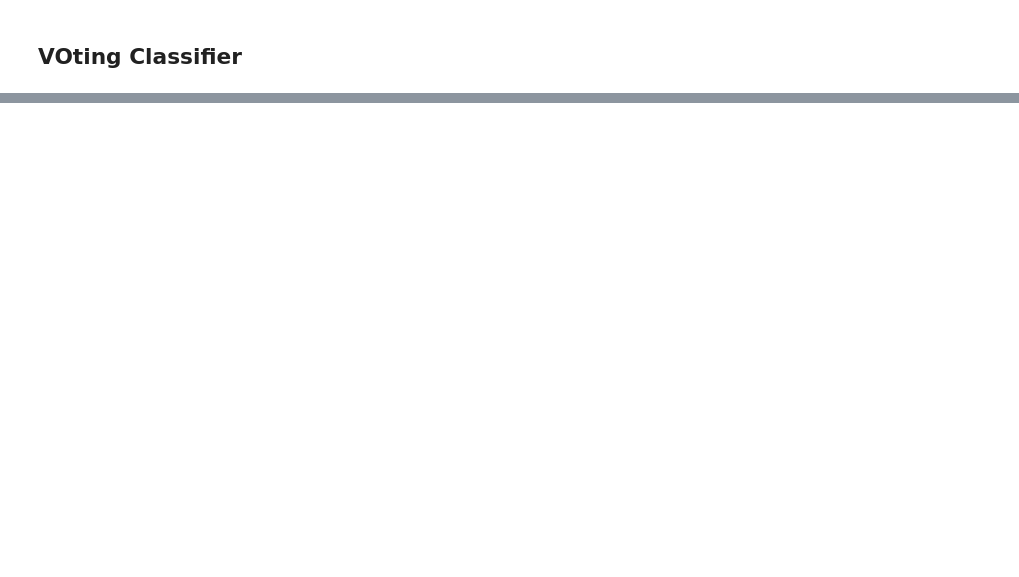
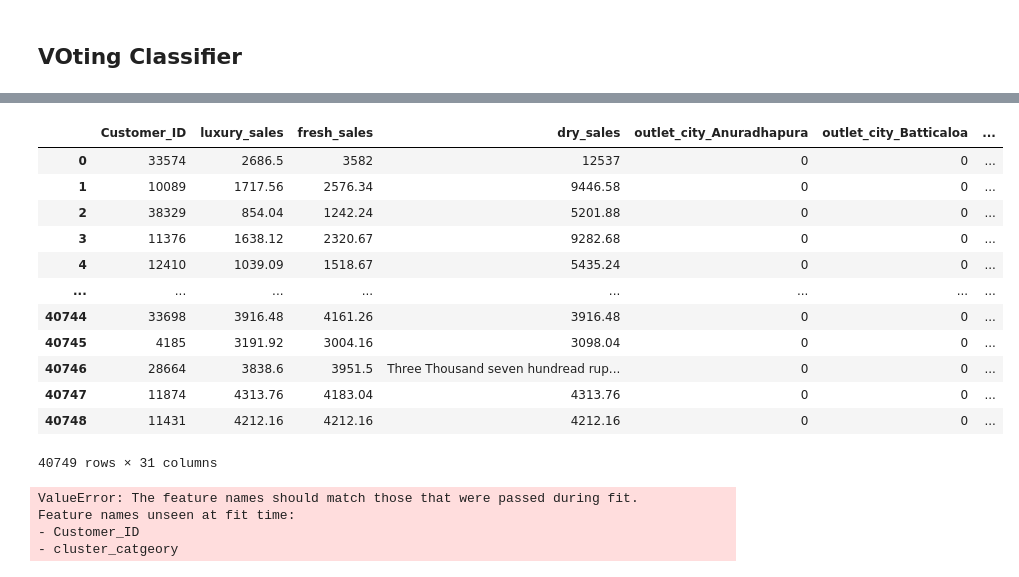
Before and after one commit to SafnasKaldeen/DataStorm, a Jupyter notebook: NoteBook.ipynb, the cells around one changed output, grey strips where cells are left out. Saved outputs shown, nothing was run; the diff lists cells and outputs as text; code cells hidden in the pictures; blank space fills up the shorter version.

```diff
--- a/NoteBook.ipynb
+++ b/NoteBook.ipynb
@@ -551,0 +796,29 @@ print('\n'+'Best Model for this Dataset is: ',high_accuracy_model)
+# %%
+# Test Data
+TestDataSet = pd.read_csv('./datasets/test_kaggle.csv')
+# %%
+# Replace NaN values with 0
+TestDataSet.replace({'luxury_sales': {np.nan: 0}, 'fresh_sales': {np.nan: 0}, 'dry_sales': {np.nan: 0}}, inplace=True)
+
+Inconsistencies = []
+
+# Convert the columns to float if they are a string representation of a number
+for col in ['luxury_sales', 'fresh_sales', 'dry_sales']:
+    print(col)
+    for idx, value in enumerate(TestDataSet[col]):
+        try:
+            # Convert value to float directly if it's already numeric
+            float_value = float(value)
+        except (ValueError, TypeError):
+            Inconsistencies.append((idx, col, value))
+
+print(Inconsistencies)
+
+# Replace the inconsistent values with the correct ones
+TestDataSet.replace('Seven Hundread and sixty Ruppees' , 760.0)
+TestDataSet.replace('Eight Hundread and fifteen ruppes' , 815.0)
+TestDataSet.replace('Nine thousand ruppess' , 9000.0)
+TestDataSet.replace('Three Thousand seven hundread ruppees' , 3700.0)
+
+print("Inconsistencies replaced manually with the correct values")
+# Convert strings to numeric (excluding unusual entries)
@@ -551,0 +876,21 @@ print('\n'+'Best Model for this Dataset is: ',high_accuracy_model)
+# %%
+# One Hot Encoding
+TestDataSet = pd.get_dummies(TestDataSet, columns=['outlet_city'])
+
+
+
+TestDataSet
+# %% [output]
+|  | Customer_ID | luxury_sales | fresh_sales | dry_sales | outlet_city_Anuradhapura | outlet_city_Batticaloa | ... |
+| 0 | 33574 | 2686.5 | 3582 | 12537 | 0 | 0 | ... |
+| 1 | 10089 | 1717.56 | 2576.34 | 9446.58 | 0 | 0 | ... |
+| 2 | 38329 | 854.04 | 1242.24 | 5201.88 | 0 | 0 | ... |
+| 3 | 11376 | 1638.12 | 2320.67 | 9282.68 | 0 | 0 | ... |
+| 4 | 12410 | 1039.09 | 1518.67 | 5435.24 | 0 | 0 | ... |
+| ... | ... | ... | ... | ... | ... | ... | ... |
+| 40744 | 33698 | 3916.48 | 4161.26 | 3916.48 | 0 | 0 | ... |
+| 40745 | 4185 | 3191.92 | 3004.16 | 3098.04 | 0 | 0 | ... |
+| 40746 | 28664 | 3838.6 | 3951.5 | Three Thousand seven hundread rup... | 0 | 0 | ... |
+| 40747 | 11874 | 4313.76 | 4183.04 | 4313.76 | 0 | 0 | ... |
+| 40748 | 11431 | 4212.16 | 4212.16 | 4212.16 | 0 | 0 | ... |
+40749 rows × 31 columns
@@ -551,0 +904,20 @@ print('\n'+'Best Model for this Dataset is: ',high_accuracy_model)
+# %%
+for model in os.listdir('./models'):
+    if model.endswith('.pkl') and model != 'xgb_model.pkl':
+        model = joblib.load(f'./models/{model}')
+        predictions = model.predict(TestDataSet)
+
+        # save the prediction to a csv file
+        predictions[["Customer_ID", "cluster_catgeory"]].to_csv(f'./predictions/{model}_predictions.csv', index=False)
+
+    else:
+        model = joblib.load(f'./models/xgb_model.pkl')
+        predictions = model.predict(TestDataSet)
+
+        # save the prediction to a csv file
+        predictions[["Customer_ID", "cluster_catgeory_XGB"]].to_csv(f'./predictions/{model}_predictions.csv', index=False)
+# %% [output]
+ValueError: The feature names should match those that were passed during fit.
+Feature names unseen at fit time:
+- Customer_ID
+- cluster_catgeory
```
Also changed, not shown: parts of 44 cells of this notebook.
